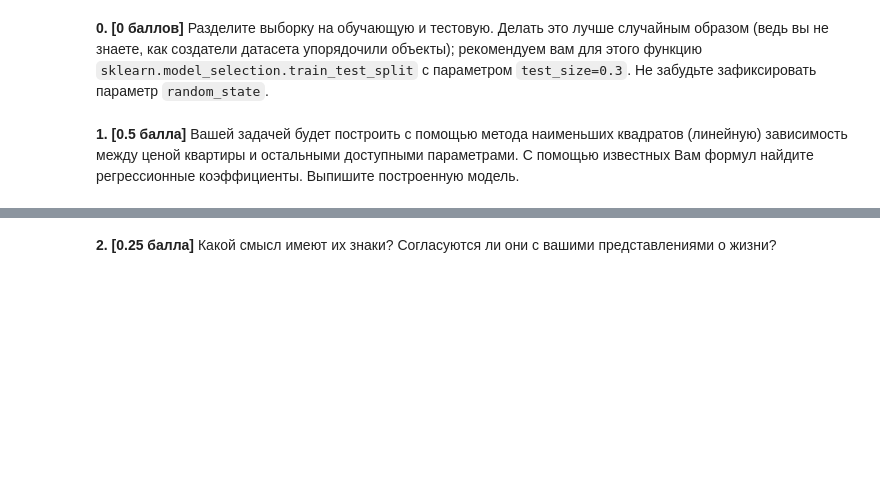
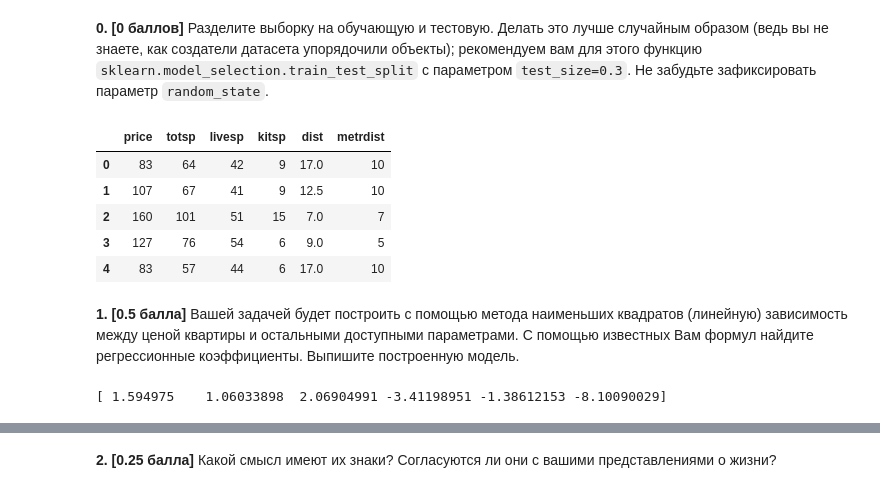
Before and after one commit to dsba-stranger/linalg-labs, a Jupyter notebook: lab2/homework-practice-02-linregr-Korolev.ipynb, the cells around one changed output, grey strips where cells are left out. Cells and saved outputs as stored; diff of their text form; code cells hidden in the pictures; blank space fills up the shorter version.

```diff
--- a/lab2/homework-practice-02-linregr-Korolev.ipynb
+++ b/lab2/homework-practice-02-linregr-Korolev.ipynb
@@ -314,2 +317,11 @@ mean_square_error(gen_points(X_test, poly_10), y_test)
 # %%
 #╰( ͡° ͜ʖ ͡° )つ──☆*:・ﾟ
+flats_df = pd.read_csv('flats_moscow_mod.txt', sep='\t')
+flats_df.head()
+# %% [output]
+|  | price | totsp | livesp | kitsp | dist | metrdist |
+| 0 | 83 | 64 | 42 | 9 | 17.0 | 10 |
+| 1 | 107 | 67 | 41 | 9 | 12.5 | 10 |
+| 2 | 160 | 101 | 51 | 15 | 7.0 | 7 |
+| 3 | 127 | 76 | 54 | 6 | 9.0 | 5 |
+| 4 | 83 | 57 | 44 | 6 | 17.0 | 10 |
@@ -319,0 +340,5 @@ mean_square_error(gen_points(X_test, poly_10), y_test)
+# %%
+flats_coeffs = train(X_train, y_train)
+print(flats_coeffs)
+# %% [output]
+[ 1.594975    1.06033898  2.06904991 -3.41198951 -1.38612153 -8.10090029]
```
Also changed, not shown: parts of 14 cells of this notebook.
